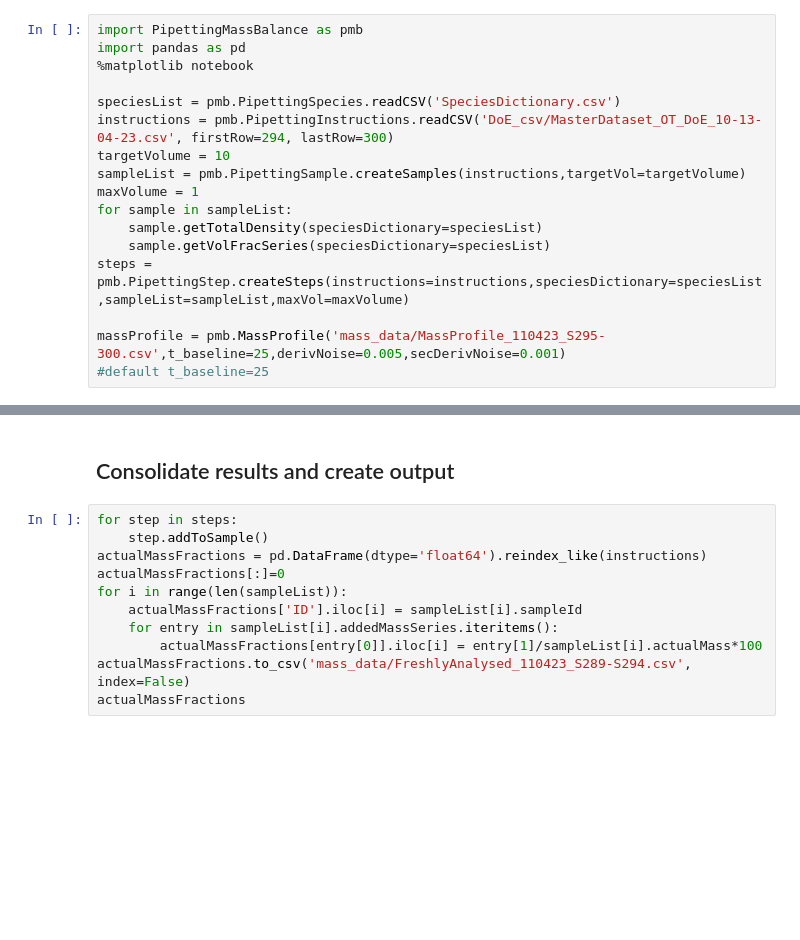
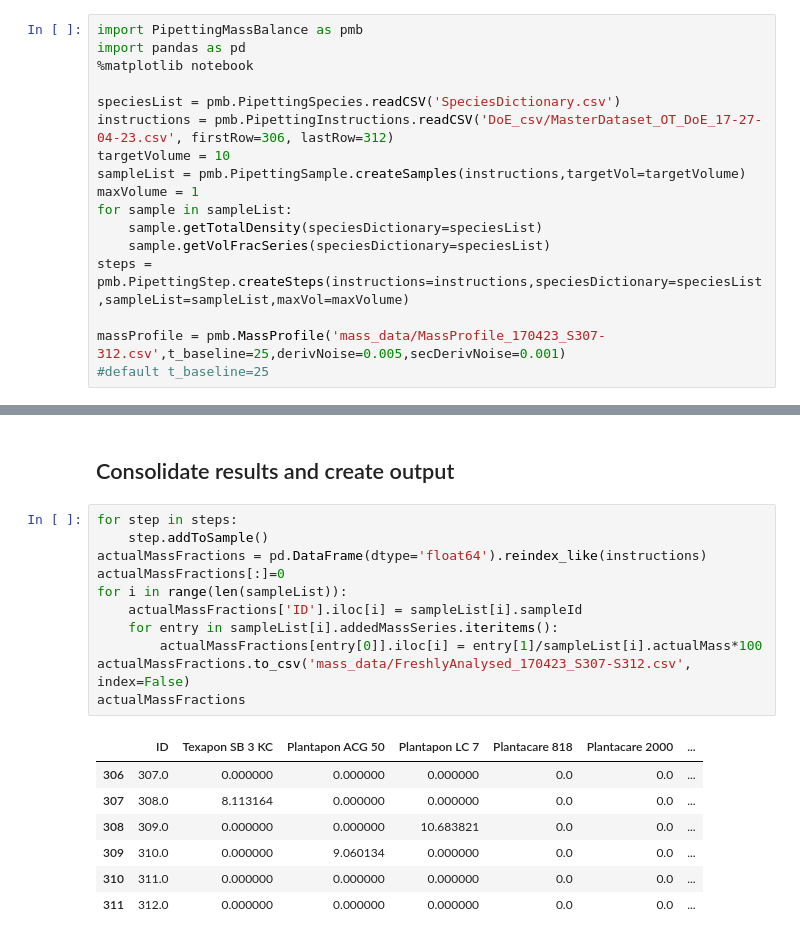
Before and after one commit to AniketChitre/formulations-prep, a Jupyter notebook: balance_analysis.ipynb, the cells around one changed output, grey strips where cells are left out. Saved outputs shown, nothing was run; the diff lists cells and outputs as text; blank space fills up the shorter version.

```diff
--- a/balance_analysis.ipynb
+++ b/balance_analysis.ipynb
@@ -6,7 +6,7 @@ import pandas as pd
 %matplotlib notebook
 
 speciesList = pmb.PipettingSpecies.readCSV('SpeciesDictionary.csv')
-instructions = pmb.PipettingInstructions.readCSV('DoE_csv/MasterDataset_OT_DoE_10-13-04-23.csv', firstRow=294, lastRow=300)
+instructions = pmb.PipettingInstructions.readCSV('DoE_csv/MasterDataset_OT_DoE_17-27-04-23.csv', firstRow=306, lastRow=312)
 targetVolume = 10
 sampleList = pmb.PipettingSample.createSamples(instructions,targetVol=targetVolume)
 maxVolume = 1
@@ -15,7 +15,7 @@ for sample in sampleList:
     sample.getVolFracSeries(speciesDictionary=speciesList)
 steps = pmb.PipettingStep.createSteps(instructions=instructions,speciesDictionary=speciesList,sampleList=sampleList,maxVol=maxVolume)
 
-massProfile = pmb.MassProfile('mass_data/MassProfile_110423_S295-300.csv',t_baseline=25,derivNoise=0.005,secDerivNoise=0.001)
+massProfile = pmb.MassProfile('mass_data/MassProfile_170423_S307-312.csv',t_baseline=25,derivNoise=0.005,secDerivNoise=0.001)
 #default t_baseline=25
 # %% [markdown]
 ## Analyse Water Addition
@@ -83,11 +93,19 @@ t4 = massProfile.analyseIngredients(avg_window=1, bl_mult=5, mergeSens=1, specTy
 # %%
 for step in steps:
     step.addToSample()
 actualMassFractions = pd.DataFrame(dtype='float64').reindex_like(instructions)
 actualMassFractions[:]=0
 for i in range(len(sampleList)):
     actualMassFractions['ID'].iloc[i] = sampleList[i].sampleId
     for entry in sampleList[i].addedMassSeries.iteritems():
         actualMassFractions[entry[0]].iloc[i] = entry[1]/sampleList[i].actualMass*100
-actualMassFractions.to_csv('mass_data/FreshlyAnalysed_110423_S289-S294.csv', index=False)
+actualMassFractions.to_csv('mass_data/FreshlyAnalysed_170423_S307-S312.csv', index=False)
 actualMassFractions
+# %% [output]
+|  | ID | Texapon SB 3 KC | Plantapon ACG 50 | Plantapon LC 7 | Plantacare 818 | Plantacare 2000 | ... |
+| 306 | 307.0 | 0.000000 | 0.000000 | 0.000000 | 0.0 | 0.0 | ... |
+| 307 | 308.0 | 8.113164 | 0.000000 | 0.000000 | 0.0 | 0.0 | ... |
+| 308 | 309.0 | 0.000000 | 0.000000 | 10.683821 | 0.0 | 0.0 | ... |
+| 309 | 310.0 | 0.000000 | 9.060134 | 0.000000 | 0.0 | 0.0 | ... |
+| 310 | 311.0 | 0.000000 | 0.000000 | 0.000000 | 0.0 | 0.0 | ... |
+| 311 | 312.0 | 0.000000 | 0.000000 | 0.000000 | 0.0 | 0.0 | ... |
```
Also changed, not shown: parts of 4 cells of this notebook, 7 other files.
